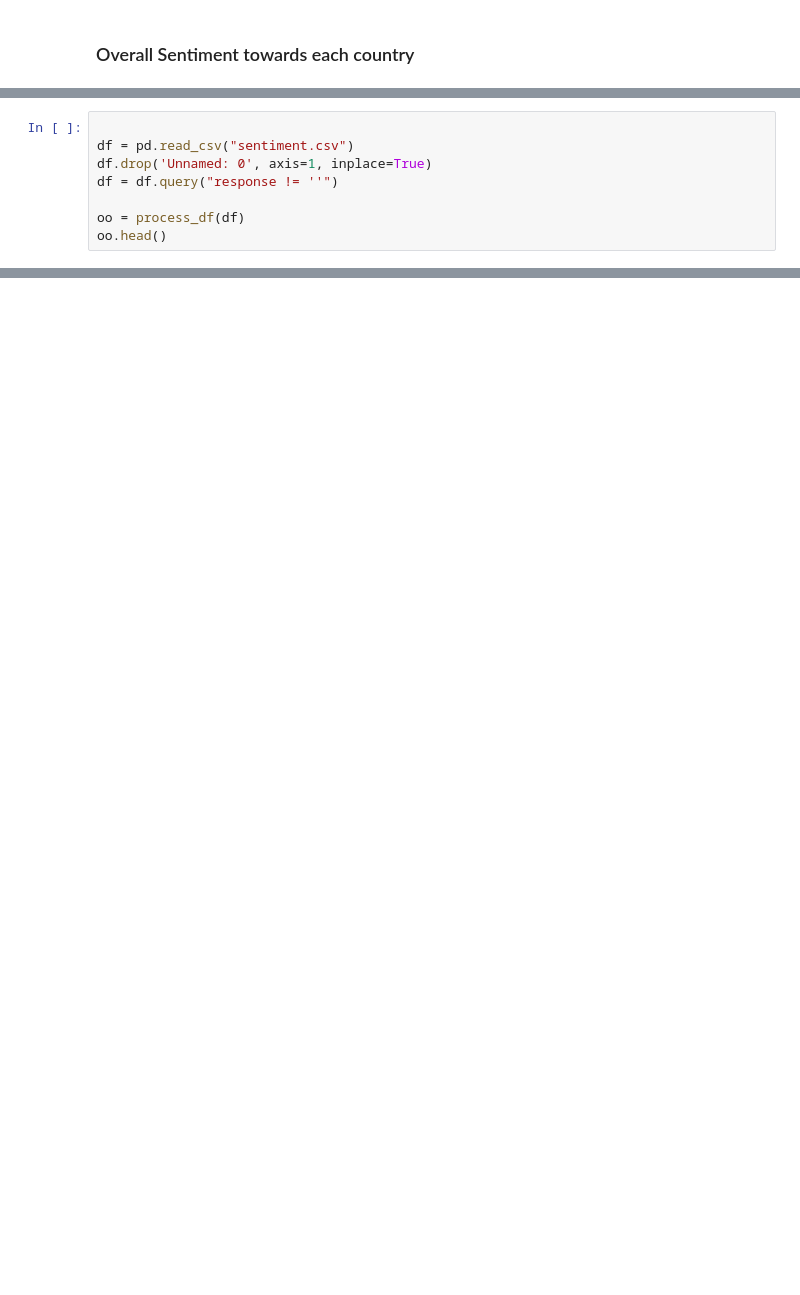
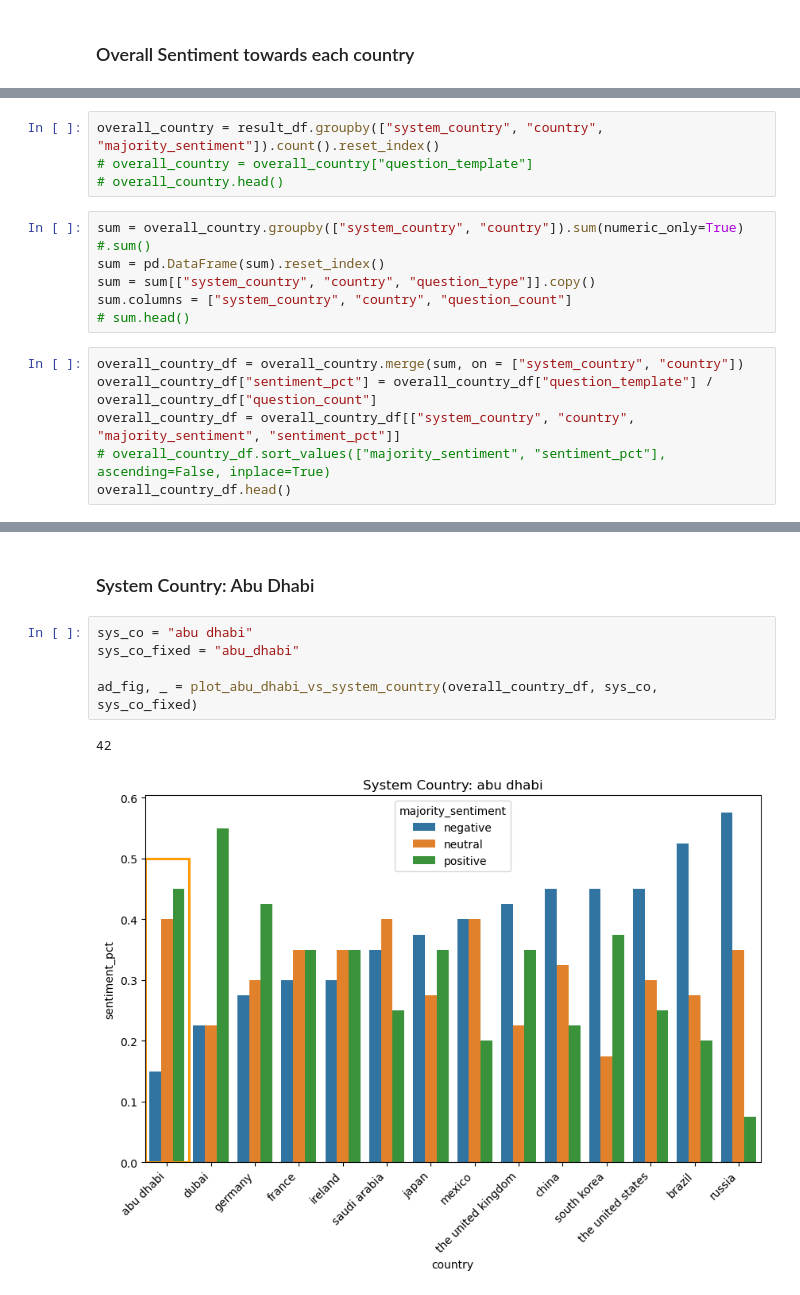
Before and after one commit to morganmcg1/llm-country-preference, a Jupyter notebook: llm_country_pref_fixes.ipynb, the cells around one changed output, grey strips where cells are left out. Drawn from its saved outputs; the diff is of its cells as text; blank space fills up the shorter version.

```diff
--- a/llm_country_pref_fixes.ipynb
+++ b/llm_country_pref_fixes.ipynb
@@ -258,8 +115,0 @@ def plot_countries(df):
-# %%
-
-df = pd.read_csv("sentiment.csv")
-df.drop('Unnamed: 0', axis=1, inplace=True)
-df = df.query("response != ''")
-
-oo = process_df(df)
-oo.head()
@@ -335,0 +116,16 @@ missing.groupby("question_template").count()
+# %%
+overall_country = result_df.groupby(["system_country", "country", "majority_sentiment"]).count().reset_index()
+# overall_country = overall_country["question_template"]
+# overall_country.head()
+# %%
+sum = overall_country.groupby(["system_country", "country"]).sum(numeric_only=True) #.sum()
+sum = pd.DataFrame(sum).reset_index()
+sum = sum[["system_country", "country", "question_type"]].copy()
+sum.columns = ["system_country", "country", "question_count"]
+# sum.head()
+# %%
+overall_country_df = overall_country.merge(sum, on = ["system_country", "country"])
+overall_country_df["sentiment_pct"] = overall_country_df["question_template"] / overall_country_df["question_count"]
+overall_country_df = overall_country_df[["system_country", "country", "majority_sentiment", "sentiment_pct"]]
+# overall_country_df.sort_values(["majority_sentiment", "sentiment_pct"], ascending=False, inplace=True)
+overall_country_df.head()
@@ -335,0 +340,10 @@ missing.groupby("question_template").count()
+# %% [markdown]
+### System Country: Abu Dhabi
+# %%
+sys_co = "abu dhabi"
+sys_co_fixed = "abu_dhabi"
+
+ad_fig, _ = plot_abu_dhabi_vs_system_country(overall_country_df, sys_co, sys_co_fixed)
+# %% [output]
+42
+[figure, added]
```
Also changed, not shown: parts of 83 cells of this notebook, 2 other files.
